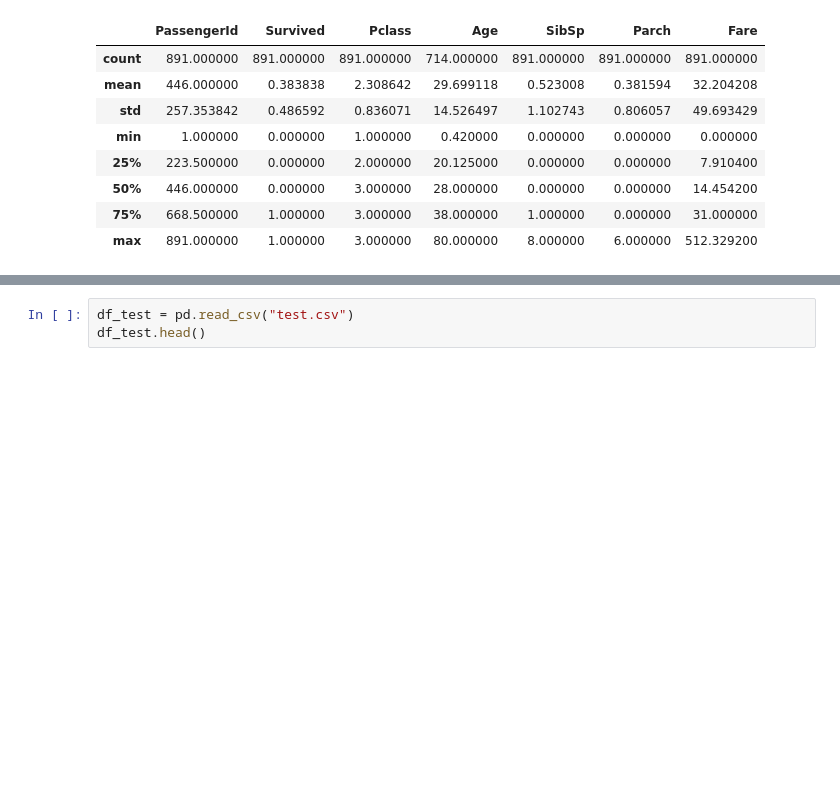
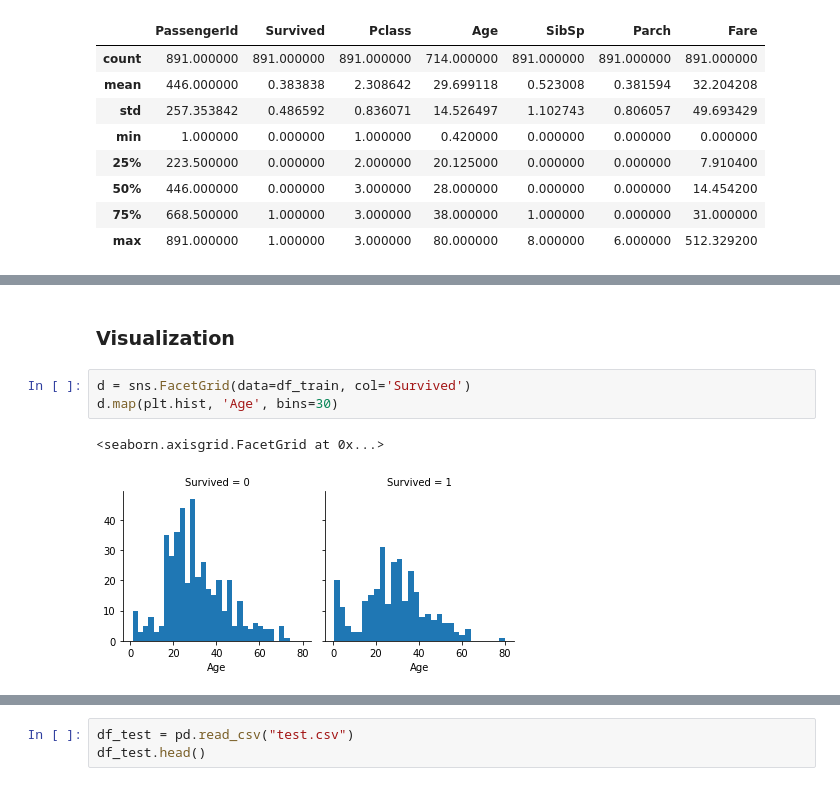
Before and after one commit to RAJ-DSML/Titanic-Disaster-Solution, a Jupyter notebook: titanic.ipynb, the cells around one changed output, grey strips where cells are left out. Cells and saved outputs as stored; diff of their text form; blank space fills up the shorter version.

Commit message:
visualization added

```diff
--- a/titanic.ipynb
+++ b/titanic.ipynb
@@ -71,0 +124,8 @@ df_train.describe()
+# %% [markdown]
+### Visualization
+# %%
+d = sns.FacetGrid(data=df_train, col='Survived')
+d.map(plt.hist, 'Age', bins=30)
+# %% [output]
+<seaborn.axisgrid.FacetGrid at 0x...>
+[figure, added]
```
Also changed, not shown: parts of 15 cells of this notebook.
